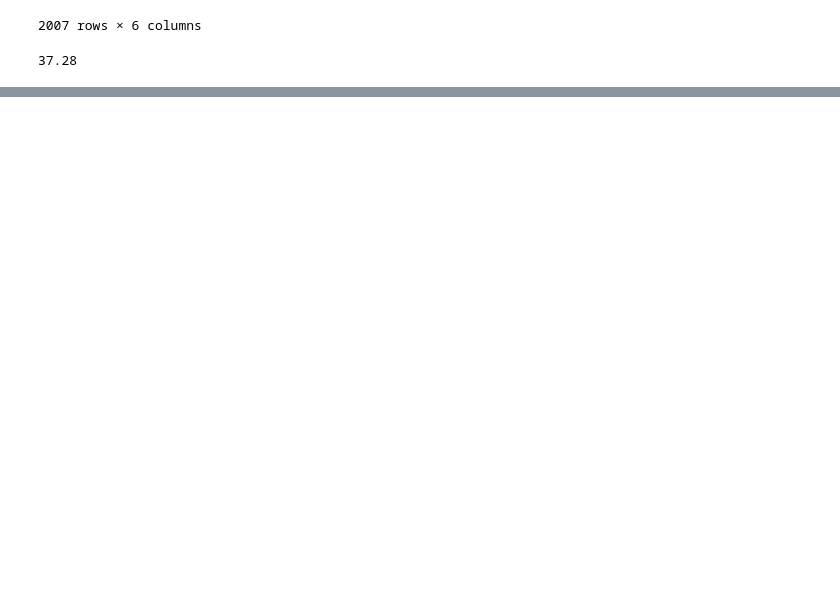
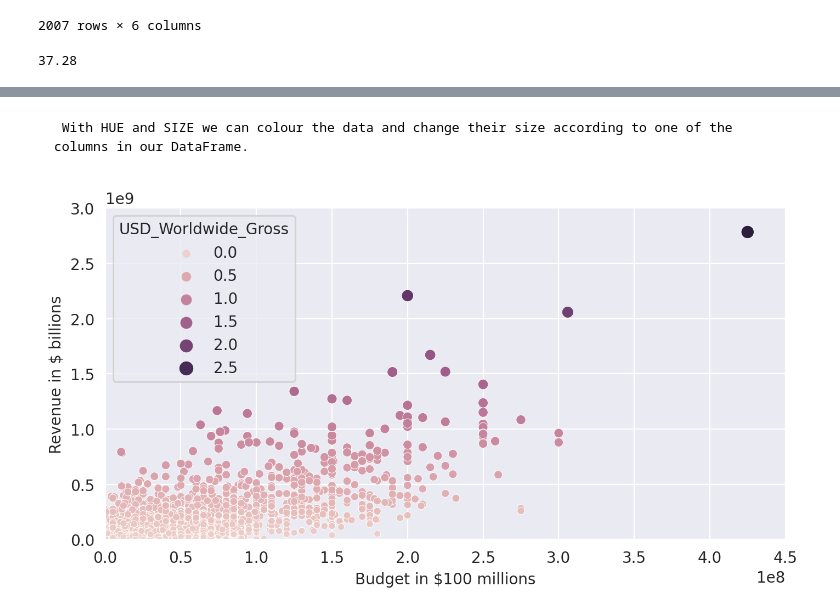
Before and after one commit to PIETRO-ing/Movie-Revenue-Estimation, a Jupyter notebook: Revenue-Estimation.ipynb, the cells around one changed output, grey strips where cells are left out. Saved outputs shown, nothing was run; the diff lists cells and outputs as text; code cells hidden in the pictures; blank space fills up the shorter version.

```diff
--- a/Revenue-Estimation.ipynb
+++ b/Revenue-Estimation.ipynb
@@ -475,0 +497,21 @@ round((data_clean.query('USD_Production_Budget > USD_Worldwide_Gross').shape[0]/
+# %% [markdown]
+     With HUE and SIZE we can colour the data and change their size according to one of the columns in our DataFrame.
+# %%
+plt.figure(figsize=(8,4), dpi=200)
+
+# set the styling on a single chart
+with sns.axes_style('darkgrid'):
+
+    ax = sns.scatterplot(data=data_clean,
+                    x='USD_Production_Budget',
+                    y='USD_Worldwide_Gross',
+                    hue='USD_Worldwide_Gross',
+                    size='USD_Worldwide_Gross'
+                    )
+
+    ax.set(ylim=(0, 3000000000),
+        xlim=(0, 450000000),
+        ylabel='Revenue in $ billions',
+        xlabel='Budget in $100 millions')
+# %% [output]
+[figure, added]
```
Also changed, not shown: parts of 3 cells of this notebook.
